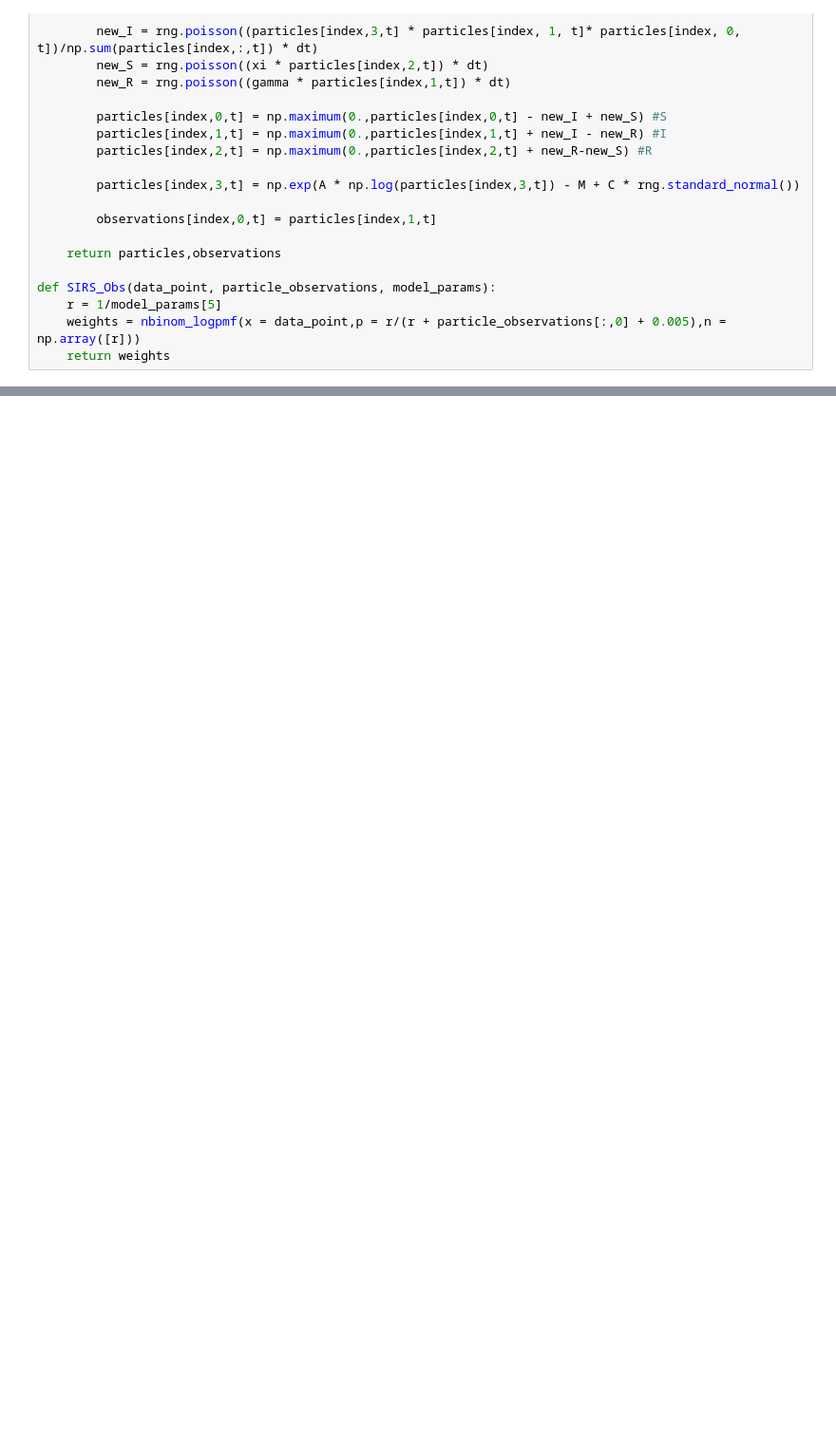
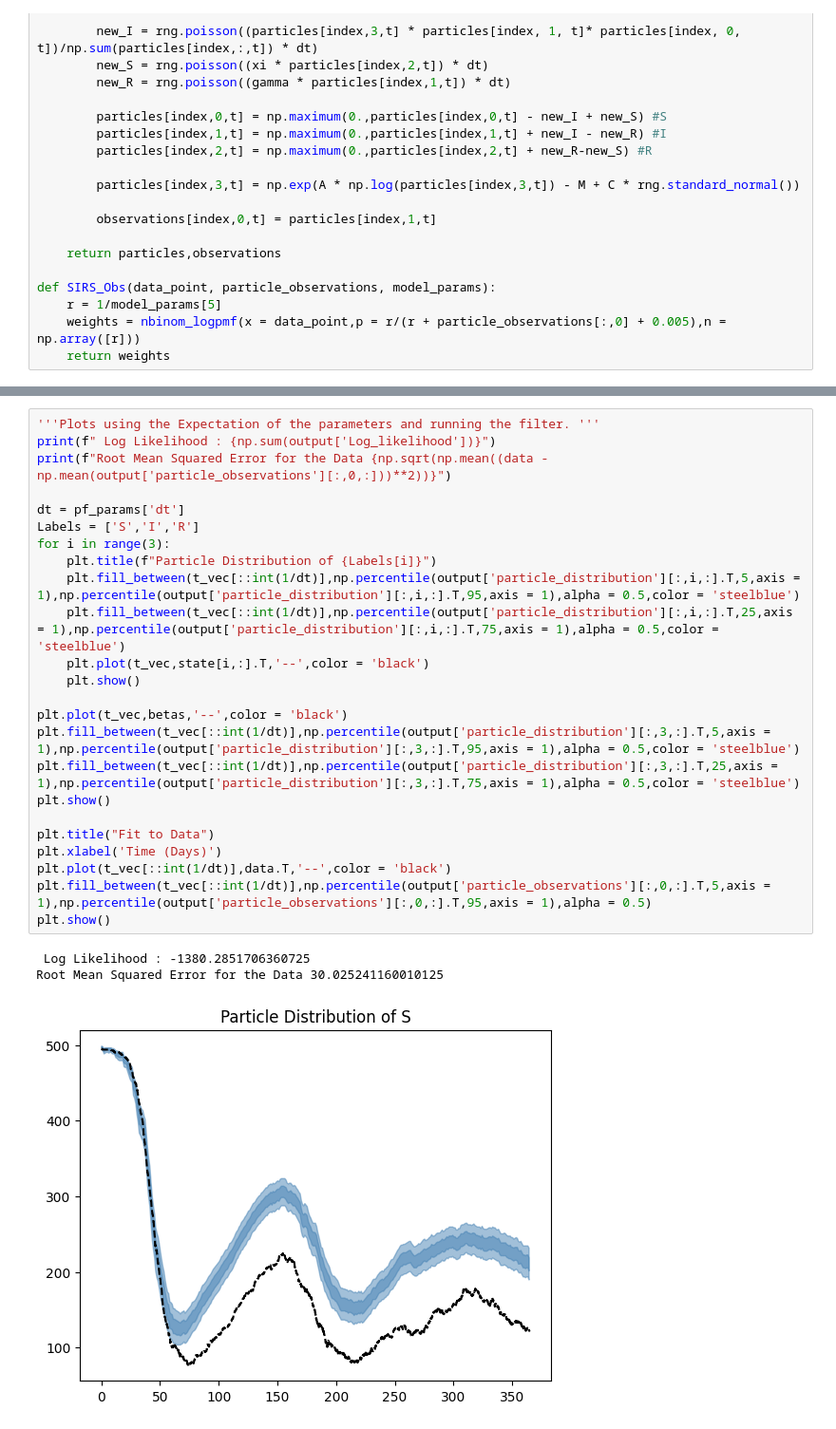
Before and after one commit to Averydx/PMCMC, a Jupyter notebook: examples/PMCMC_sirs_OU.ipynb, the cells around one changed output, grey strips where cells are left out. Shown at 95% size. Drawn from its saved outputs; the diff is of its cells as text; blank space fills up the shorter version.

```diff
--- a/examples/PMCMC_sirs_OU.ipynb
+++ b/examples/PMCMC_sirs_OU.ipynb
@@ -137,0 +291,28 @@ Root Mean Squared Error for the Data 32.90450888277222
+# %%
+'''Plots using the Expectation of the parameters and running the filter. '''
+print(f" Log Likelihood : {np.sum(output['Log_likelihood'])}")
+print(f"Root Mean Squared Error for the Data {np.sqrt(np.mean((data - np.mean(output['particle_observations'][:,0,:]))**2))}")
+
+dt = pf_params['dt']
+Labels = ['S','I','R']
+for i in range(3):
+    plt.title(f"Particle Distribution of {Labels[i]}")
+    plt.fill_between(t_vec[::int(1/dt)],np.percentile(output['particle_distribution'][:,i,:].T,5,axis = 1),np.percentile(output['particle_distribution'][:,i,:].T,95,axis = 1),alpha = 0.5,color = 'steelblue')
+    plt.fill_between(t_vec[::int(1/dt)],np.percentile(output['particle_distribution'][:,i,:].T,25,axis = 1),np.percentile(output['particle_distribution'][:,i,:].T,75,axis = 1),alpha = 0.5,color = 'steelblue')
+    plt.plot(t_vec,state[i,:].T,'--',color = 'black')
+    plt.show()
+
+plt.plot(t_vec,betas,'--',color = 'black')
+plt.fill_between(t_vec[::int(1/dt)],np.percentile(output['particle_distribution'][:,3,:].T,5,axis = 1),np.percentile(output['particle_distribution'][:,3,:].T,95,axis = 1),alpha = 0.5,color = 'steelblue')
+plt.fill_between(t_vec[::int(1/dt)],np.percentile(output['particle_distribution'][:,3,:].T,25,axis = 1),np.percentile(output['particle_distribution'][:,3,:].T,75,axis = 1),alpha = 0.5,color = 'steelblue')
+plt.show()
+
+plt.title("Fit to Data")
+plt.xlabel('Time (Days)')
+plt.plot(t_vec[::int(1/dt)],data.T,'--',color = 'black')
+plt.fill_between(t_vec[::int(1/dt)],np.percentile(output['particle_observations'][:,0,:].T,5,axis = 1),np.percentile(output['particle_observations'][:,0,:].T,95,axis = 1),alpha = 0.5)
+plt.show()
+# %% [output]
+ Log Likelihood : -1380.2851706360725
+Root Mean Squared Error for the Data 30.025241160010125
+[figure, added]
```
Also changed, not shown: parts of 7 cells of this notebook, 18 other files.
